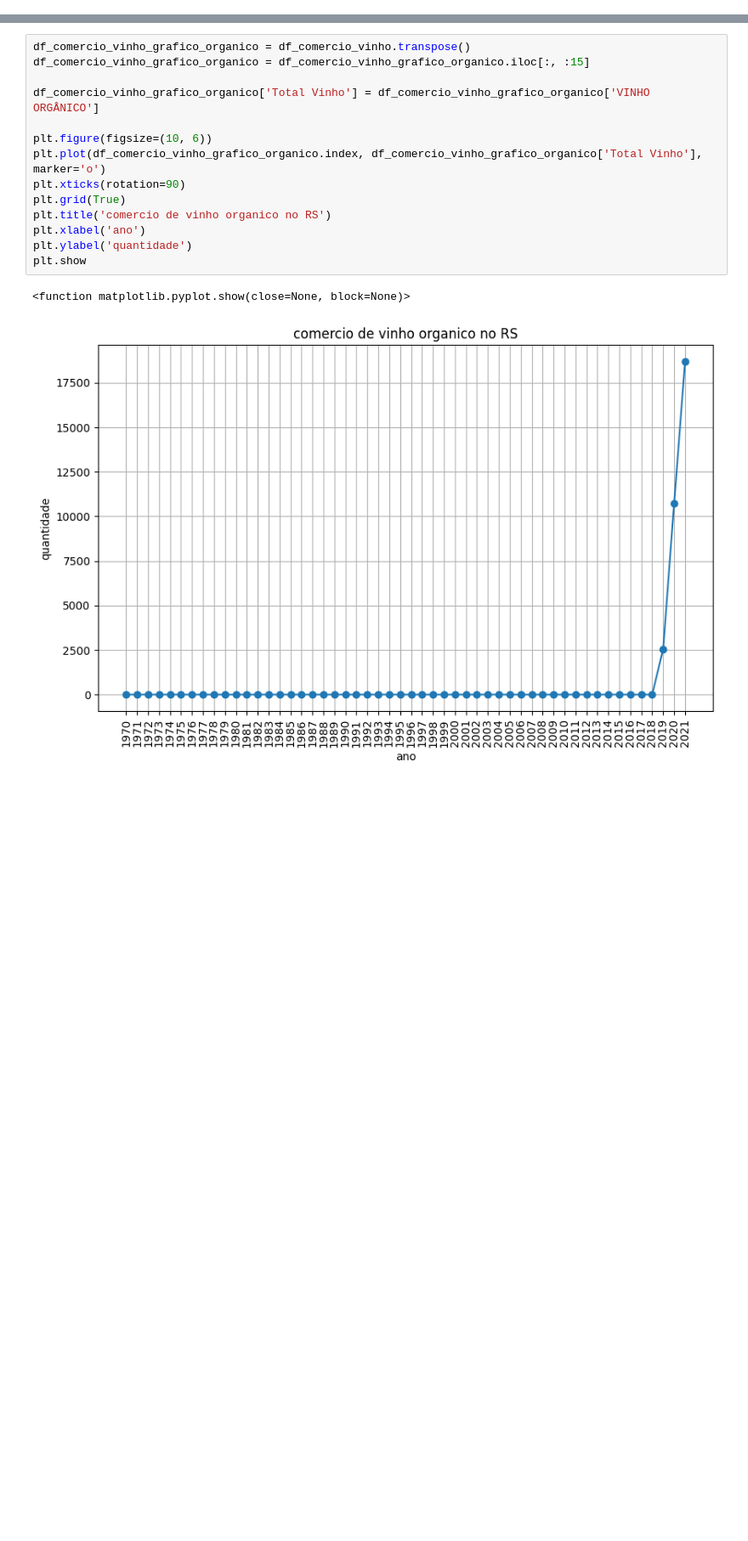
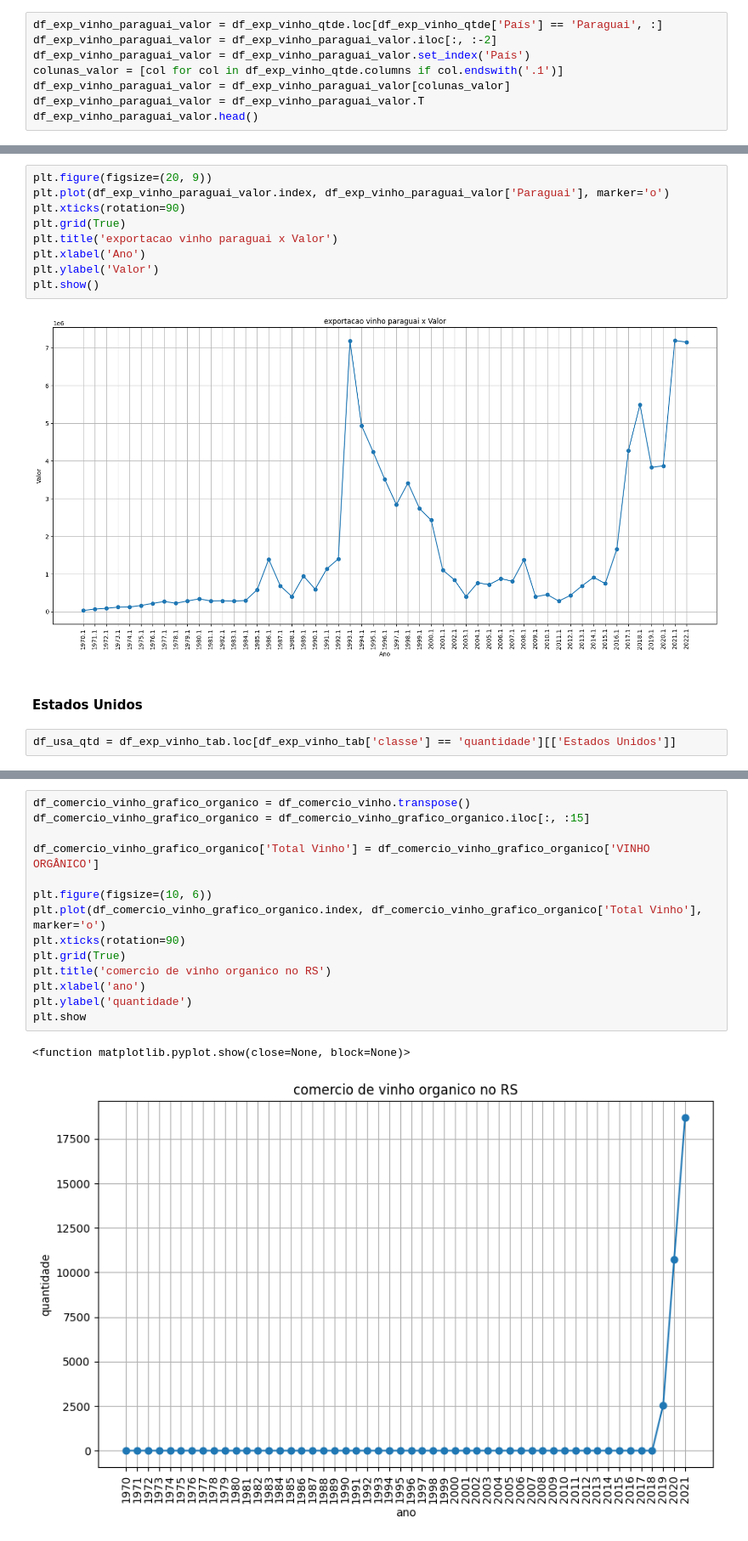
Before and after one commit to Leandro-Braga/wine_techchallenge-, a Jupyter notebook: notebook_testes/Vinicula.ipynb, the cells around one changed output, grey strips where cells are left out. Shown at 85% size. Drawn from its saved outputs; the diff is of its cells as text; blank space fills up the shorter version.

```diff
--- a/notebook_testes/Vinicula.ipynb
+++ b/notebook_testes/Vinicula.ipynb
@@ -302,0 +386,8 @@ plt.show
+# %%
+df_exp_vinho_paraguai_valor = df_exp_vinho_qtde.loc[df_exp_vinho_qtde['País'] == 'Paraguai', :]
+df_exp_vinho_paraguai_valor = df_exp_vinho_paraguai_valor.iloc[:, :-2]
+df_exp_vinho_paraguai_valor = df_exp_vinho_paraguai_valor.set_index('País')
+colunas_valor = [col for col in df_exp_vinho_qtde.columns if col.endswith('.1')]
+df_exp_vinho_paraguai_valor = df_exp_vinho_paraguai_valor[colunas_valor]
+df_exp_vinho_paraguai_valor = df_exp_vinho_paraguai_valor.T
+df_exp_vinho_paraguai_valor.head()
@@ -302,0 +401,15 @@ plt.show
+# %%
+plt.figure(figsize=(20, 9))
+plt.plot(df_exp_vinho_paraguai_valor.index, df_exp_vinho_paraguai_valor['Paraguai'], marker='o')
+plt.xticks(rotation=90)
+plt.grid(True)
+plt.title('exportacao vinho paraguai x Valor')
+plt.xlabel('Ano')
+plt.ylabel('Valor')
+plt.show()
+# %% [output]
+[figure, added]
+# %% [markdown]
+#### Estados Unidos
+# %%
+df_usa_qtd = df_exp_vinho_tab.loc[df_exp_vinho_tab['classe'] == 'quantidade'][['Estados Unidos']]
```
Also changed, not shown: parts of 63 cells of this notebook, 6 other files.
